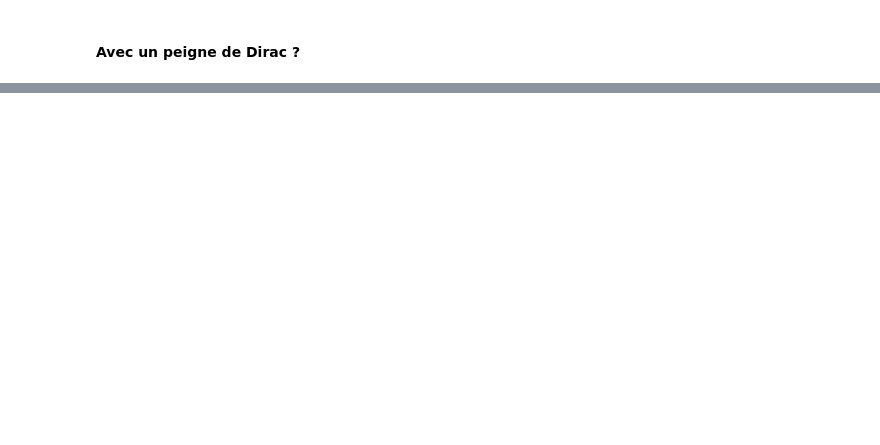
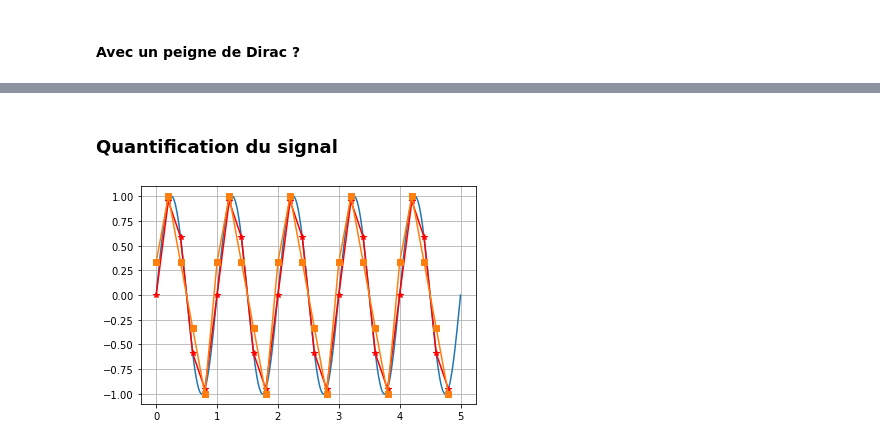
Before and after one commit to xpessoles/PSI_Cy_03_ConceptionCommande, a Jupyter notebook: Chapitre_02_CorrecteursNumeriques/01_Cy_03_02_Jupyter/FiltrageNumerique.ipynb, the cells around one changed output, grey strips where cells are left out. Cells and saved outputs as stored; diff of their text form; code cells hidden in the pictures; blank space fills up the shorter version.

```diff
--- a/Chapitre_02_CorrecteursNumeriques/01_Cy_03_02_Jupyter/FiltrageNumerique.ipynb
+++ b/Chapitre_02_CorrecteursNumeriques/01_Cy_03_02_Jupyter/FiltrageNumerique.ipynb
@@ -88,0 +111,30 @@ plt.plot(les_te,make_signal(les_te),".")
+# %% [markdown]
+### Quantification du signal
+# %%
+def quantification(N,les_s,mini,maxi):
+    """
+    Quantification sur N bits entre bornes.
+    Quantification au plus proche.
+    """
+    delta = (maxi-mini)/(2**N-1)
+    les_niv = [mini+k*delta for k in range(2**N)]
+    les_sq = []
+    for v in les_s :
+        for i in range(len(les_niv)-1):
+            if v >= les_niv[i] and v <= les_niv[i+1]: # On regarde l'intervalle de quantif
+                if v<les_niv[i]+delta/2 :
+                    les_sq.append(les_niv[i])
+                else :
+                    les_sq.append(les_niv[i+1])
+    return les_sq
+les_sq = quantification(2,les_s2,-1,1)
+plt.grid()
+plt.plot(les_t,les_e)         # Signal analogique
+plt.plot(les_te2,les_s2,"r*-") # Signal échantillonné
+plt.plot(les_te2[0:len(les_sq)],les_sq,"s-") # Signal numérique
+
+# plt.plot(les_tb,les_eb)
+
+plt.show()
+# %% [output]
+[figure, added]
```
Also changed, not shown: parts of 5 cells of this notebook.
